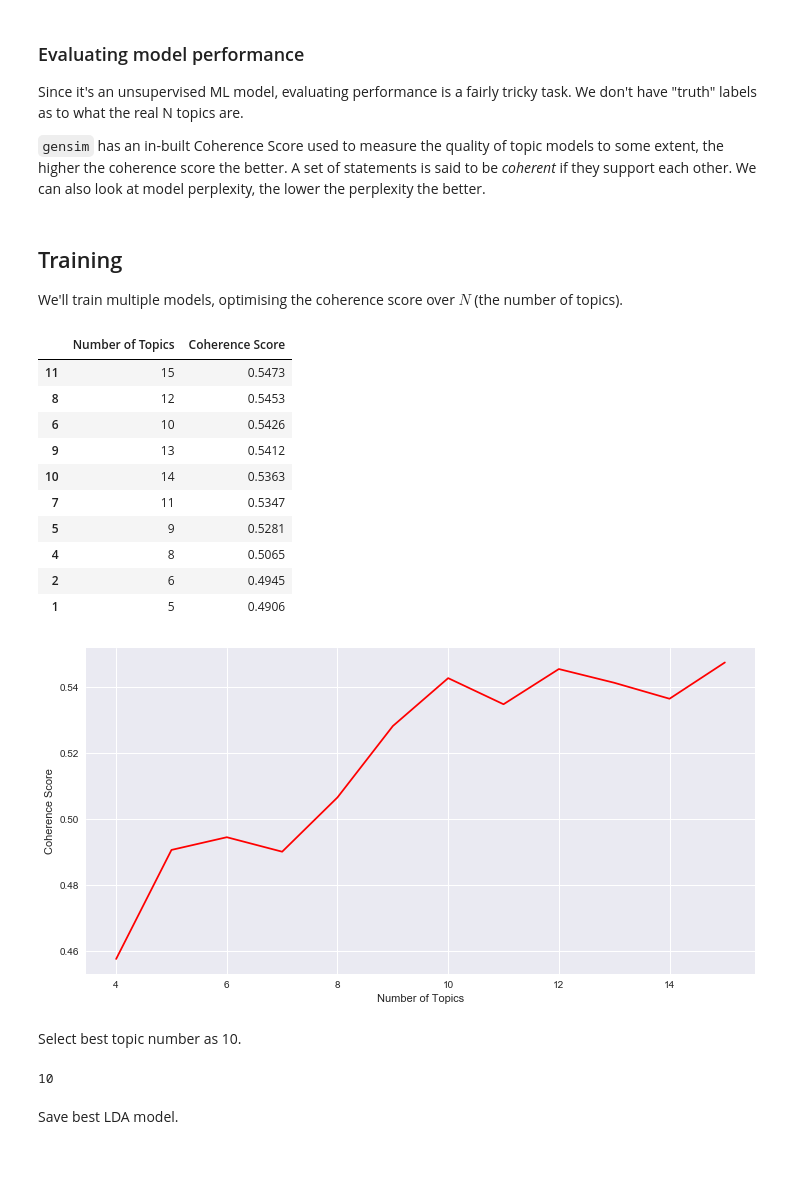
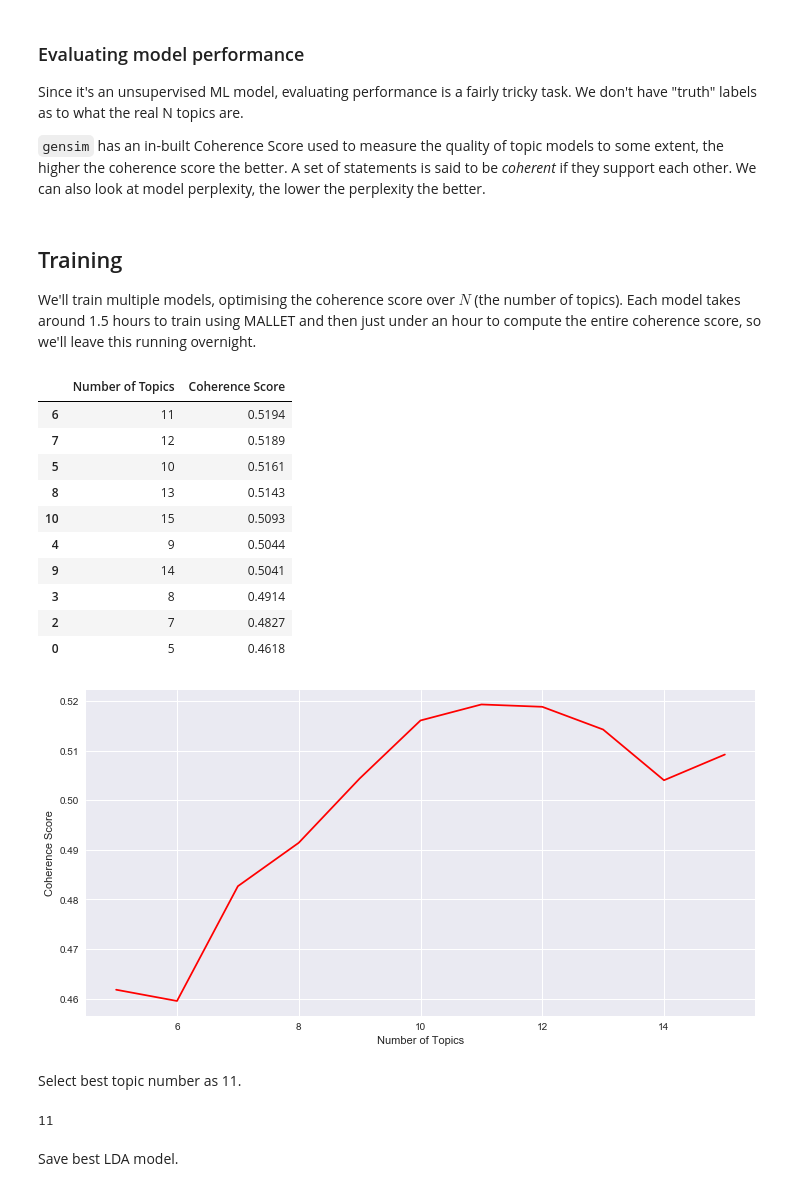
Before and after one commit to oksmith/BoJo-tweets, a Jupyter notebook: 3. Topic Modelling.ipynb, the cells around one changed output. Saved outputs shown, nothing was run; the diff lists cells and outputs as text; code cells hidden in the pictures; blank space fills up the shorter version.

```diff
--- a/3. Topic Modelling.ipynb
+++ b/3. Topic Modelling.ipynb
@@ -165,7 +167,7 @@ Since it's an unsupervised ML model, evaluating performance is a fairly tricky t
 `gensim` has an in-built Coherence Score used to measure the quality of topic models to some extent, the higher the coherence score the better. A set of statements is said to be _coherent_ if they support each other. We can also look at model perplexity, the lower the perplexity the better.
 # %% [markdown]
 ## Training
-We'll train multiple models, optimising the coherence score over $N$ (the number of topics).
+We'll train multiple models, optimising the coherence score over $N$ (the number of topics). Each model takes around 1.5 hours to train using MALLET and then just under an hour to compute the entire coherence score, so we'll leave this running overnight.
 # %%
 import tqdm
 
@@ -188,46 +190,43 @@ def topic_model_coherence_generator(corpus, texts, dictionary, start_topic_count
 # %%
 lda_models, coherence_scores = topic_model_coherence_generator(
     corpus=bow_corpus, texts=bigram_corpus, dictionary=dictionary,
-    start_topic_count=4, end_topic_count=15, step=1, cpus=4
+    start_topic_count=5, end_topic_count=15, step=1, cpus=4
 )
 # %%
-import pandas as pd
-import numpy as np
-
-coherence_df = pd.DataFrame({'Number of Topics': range(4, 16, 1),
+coherence_df = pd.DataFrame({'Number of Topics': range(5, 16, 1),
                              'Coherence Score': np.round(coherence_scores, 4)})
 coherence_df.sort_values(by=['Coherence Score'], ascending=False).head(10)
 # %% [output]
 |  | Number of Topics | Coherence Score |
-| 11 | 15 | 0.5473 |
-| 8 | 12 | 0.5453 |
-| 6 | 10 | 0.5426 |
-| 9 | 13 | 0.5412 |
-| 10 | 14 | 0.5363 |
-| 7 | 11 | 0.5347 |
-| 5 | 9 | 0.5281 |
-| 4 | 8 | 0.5065 |
-| 2 | 6 | 0.4945 |
-| 1 | 5 | 0.4906 |
+| 6 | 11 | 0.5194 |
+| 7 | 12 | 0.5189 |
+| 5 | 10 | 0.5161 |
+| 8 | 13 | 0.5143 |
+| 10 | 15 | 0.5093 |
+| 4 | 9 | 0.5044 |
+| 9 | 14 | 0.5041 |
+| 3 | 8 | 0.4914 |
+| 2 | 7 | 0.4827 |
+| 0 | 5 | 0.4618 |
 # %%
-x_ax = range(4, 16, 1)
+x_ax = range(5, 16, 1)
 y_ax = coherence_scores
 plt.figure(figsize=(12, 6))
 plt.plot(x_ax, y_ax, c='r')
 plt.rcParams['figure.facecolor'] = 'white'
 xl = plt.xlabel('Number of Topics')
 yl = plt.ylabel('Coherence Score')
 plt.show()
 # %% [output]
-[figure, old version]
+[figure, new version]
 # %% [markdown]
-Select best topic number as 10.
+Select best topic number as 11.
 # %%
-best_model_idx = coherence_df[coherence_df['Number of Topics'] == 10].index[0]
+best_model_idx = coherence_df[coherence_df['Number of Topics'] == 11].index[0]
 best_lda_model = lda_models[best_model_idx]
 best_lda_model.num_topics
 # %% [output]
-10
+11
 # %% [markdown]
 Save best LDA model.
 # %%
```
Also changed, not shown: parts of 39 cells of this notebook, 13 other files.
